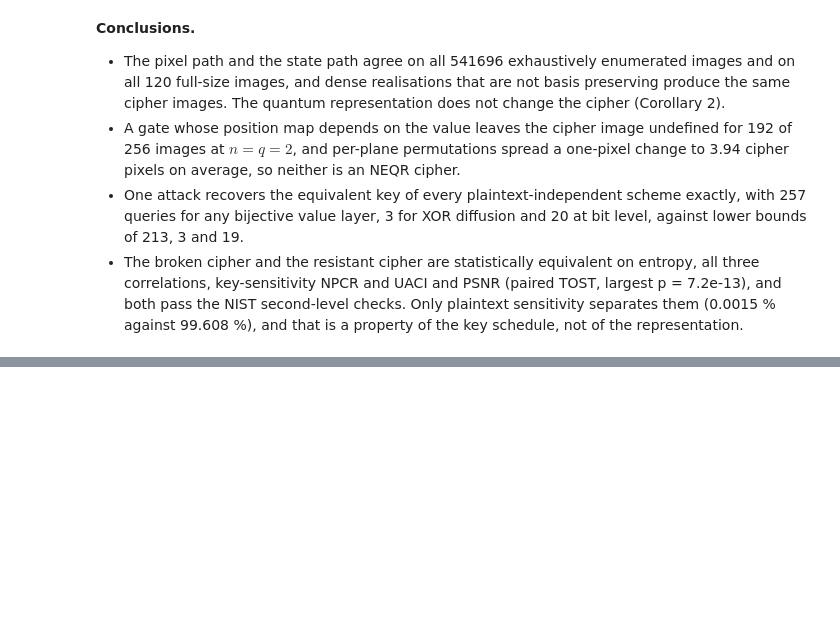
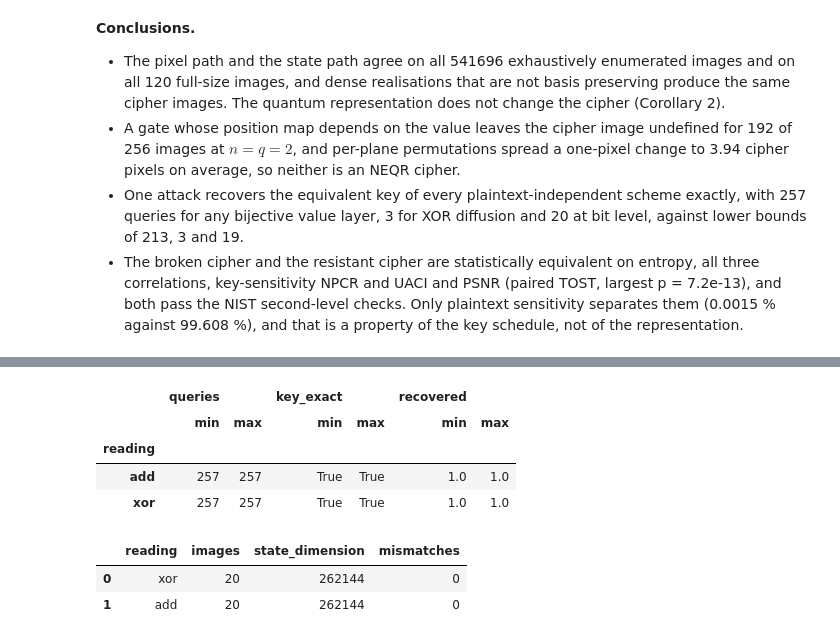
Before and after one commit to hiteshwardev/Quantum-Image-Cipher-Reduction, a Jupyter notebook: notebook.ipynb, the cells around one changed output, grey strips where cells are left out. Saved outputs shown, nothing was run; the diff lists cells and outputs as text; code cells hidden in the pictures; blank space fills up the shorter version.

```diff
--- a/notebook.ipynb
+++ b/notebook.ipynb
@@ -1316,0 +1441,50 @@ display(Markdown(f'''
+# %%
+t0 = time.perf_counter()
+SIDE_SW = 128
+N_SW = SIDE_SW * SIDE_SW
+sweep_rows = []
+for h in (0.001, 0.005, 0.01):
+    for w0 in (1.0, 4.4):
+        for rounds in (1, 10, 24):
+            for transient in (0, 1000):
+                key = published.Liu2024Key(w0=w0, h=h, rounds=rounds, transient=transient)
+                for combine in ("xor", "add"):
+                    cipher = published.liu2024(N_SW, key, combine)
+                    truth = published.value_tables(cipher)
+                    k = attack.generic_attack(cipher.oracle(), N_SW, Q)
+                    secret = rng(f"case/sweep/{h}/{w0}/{rounds}/{transient}/{combine}").integers(0, L, N_SW)
+                    sweep_rows.append({"h": h, "w0": w0, "rounds": rounds, "transient": transient,
+                                       "reading": combine, "queries": k.queries,
+                                       "key_exact": published.key_is_exact(k, *truth),
+                                       "recovered": attack.pixel_accuracy(k.decrypt(cipher.encrypt(secret)), secret)})
+sweep = pd.DataFrame(sweep_rows)
+sweep.to_csv(RESULTS / "case_study_parameter_sweep.csv", index=False, float_format="%.10g")
+run_info["timing_seconds"]["case_study_sweep"] = time.perf_counter() - t0
+case_results["sweep_settings"] = int(len(sweep))
+case_results["sweep_queries"] = sorted(int(v) for v in sweep.queries.unique())
+case_results["sweep_keys_exact"] = int(sweep.key_exact.sum())
+case_results["sweep_min_recovered"] = float(sweep.recovered.min())
+
+state_rows = []
+for combine in ("xor", "add"):
+    cipher = published.liu2024(1024, base_key, combine)
+    gen = rng(f"case/state/{combine}")
+    mismatches = 0
+    for _ in range(20):
+        img = gen.integers(0, L, 1024)
+        sv = cipher.encrypt_state(neqr.StateVector.from_image(img, Q))
+        mismatches += int(not np.array_equal(sv.readout(), cipher.encrypt(img)))
+    state_rows.append({"reading": combine, "images": 20, "state_dimension": 1024 * L,
+                       "mismatches": mismatches})
+case_results["state_path"] = state_rows
+display(sweep.groupby("reading")[["queries", "key_exact", "recovered"]].agg(["min", "max"]))
+display(pd.DataFrame(state_rows))
+# %% [output]
+|  | queries |  | key_exact |  | recovered |  |
+|  | min | max | min | max | min | max |
+| reading |  |  |  |  |  |  |
+| add | 257 | 257 | True | True | 1.0 | 1.0 |
+| xor | 257 | 257 | True | True | 1.0 | 1.0 |
+|  | reading | images | state_dimension | mismatches |
+| 0 | xor | 20 | 262144 | 0 |
+| 1 | add | 20 | 262144 | 0 |
```
Also changed, not shown: parts of 9 cells of this notebook, 12 other files.
